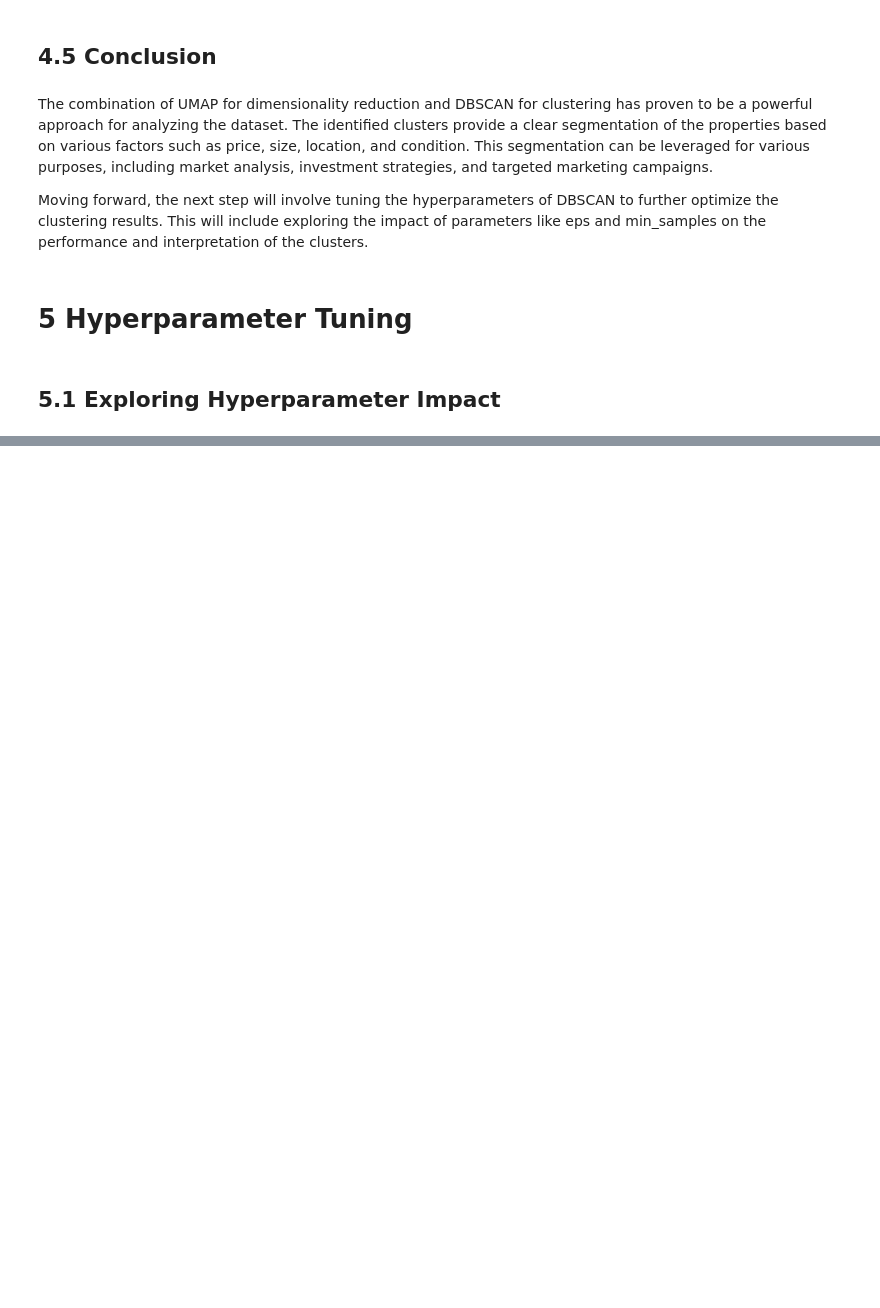
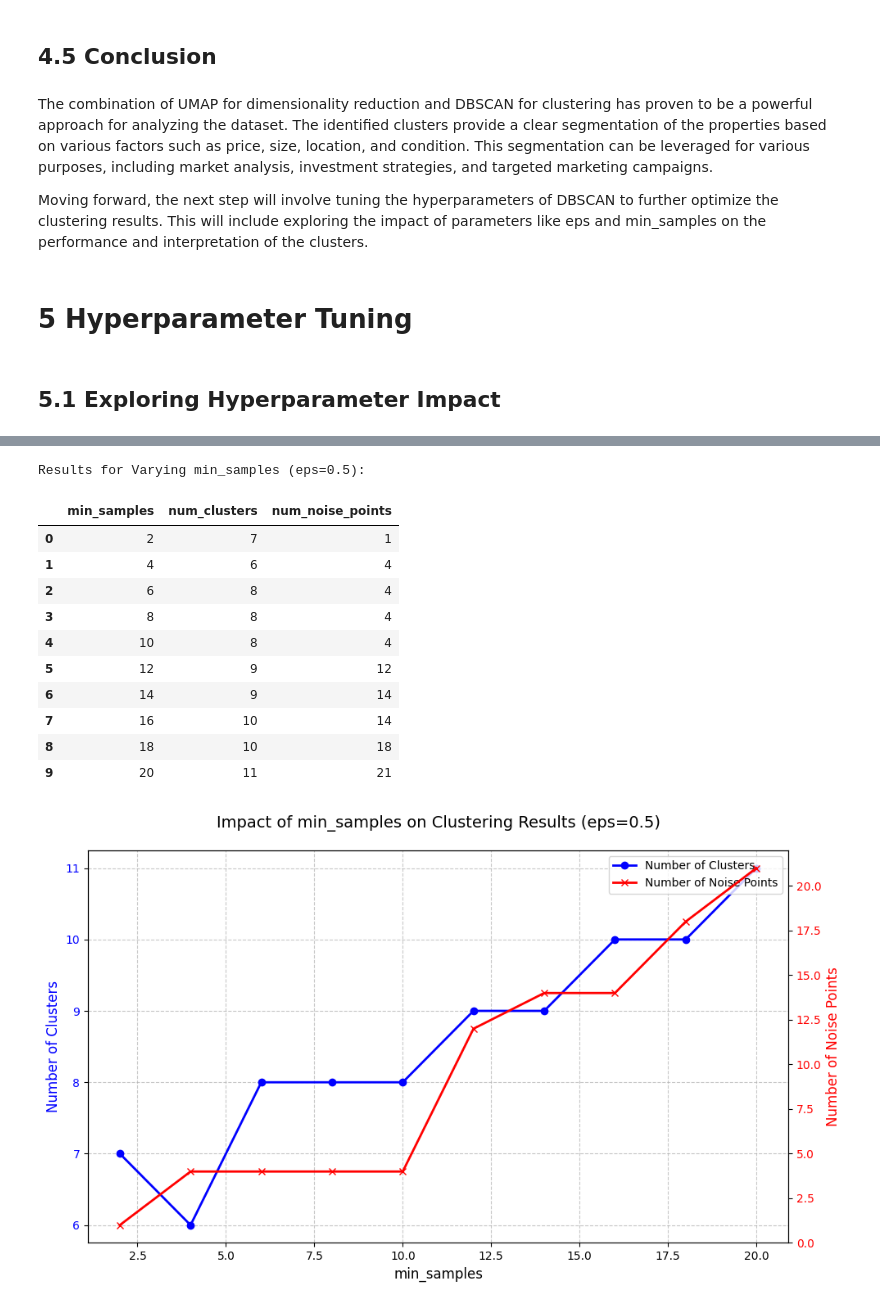
Before and after one commit to OusmaneMomboMombo/housing-cluster-analysis, a Jupyter notebook: house_sales_analysis.ipynb, the cells around one changed output, grey strips where cells are left out. Cells and saved outputs as stored; diff of their text form; code cells hidden in the pictures; blank space fills up the shorter version.

```diff
--- a/house_sales_analysis.ipynb
+++ b/house_sales_analysis.ipynb
@@ -607,0 +743,76 @@ Moving forward, the next step will involve tuning the hyperparameters of DBSCAN
+# %%
+import matplotlib.pyplot as plt
+from sklearn.cluster import DBSCAN
+import pandas as pd
+
+# Define the range of min_samples values
+min_samples_values = [2, 4, 6, 8, 10, 12, 14, 16, 18, 20]
+eps = 0.5  # Fixed value
+
+# Store results
+results = []
+
+# Run DBSCAN for each min_samples value
+for min_samples in min_samples_values:
+    dbscan = DBSCAN(eps=eps, min_samples=min_samples)
+    clusters = dbscan.fit_predict(df_umap)
+
+    # Count clusters and noise points
+    num_clusters = len(set(clusters)) - (1 if -1 in clusters else 0)
+    num_noise_points = list(clusters).count(-1)
+
+    # Append results
+    results.append({
+        'min_samples': min_samples,
+        'num_clusters': num_clusters,
+        'num_noise_points': num_noise_points
+    })
+
+# Convert results to a DataFrame
+results_df = pd.DataFrame(results)
+
+# Display the DataFrame
+print("Results for Varying min_samples (eps=0.5):")
+display(results_df)
+
+# Plot the results
+fig, ax1 = plt.subplots(figsize=(10, 6))
+
+# Plot number of clusters
+ax1.plot(results_df['min_samples'], results_df['num_clusters'], label="Number of Clusters", color="blue", marker="o", linestyle="-", linewidth=2)
+ax1.set_xlabel("min_samples", fontsize=12)
+ax1.set_ylabel("Number of Clusters", color="blue", fontsize=12)
+ax1.tick_params(axis='y', labelcolor="blue")
+ax1.grid(True, linestyle="--", alpha=0.7)
+
+# Add secondary axis for noise points
+ax2 = ax1.twinx()
+ax2.plot(results_df['min_samples'], results_df['num_noise_points'], label="Number of Noise Points", color="red", marker="x", linestyle="-", linewidth=2)
+ax2.set_ylabel("Number of Noise Points", color="red", fontsize=12)
+ax2.tick_params(axis='y', labelcolor="red")
+
+# Add title and legend
+plt.title("Impact of min_samples on Clustering Results (eps=0.5)", fontsize=14, pad=20)
+
+# Combine legends from both axes
+lines1, labels1 = ax1.get_legend_handles_labels()
+lines2, labels2 = ax2.get_legend_handles_labels()
+ax1.legend(lines1 + lines2, labels1 + labels2, loc="upper right", fontsize=10)
+
+# Adjust layout
+fig.tight_layout()
+plt.show()
+# %% [output]
+Results for Varying min_samples (eps=0.5):
+|  | min_samples | num_clusters | num_noise_points |
+| 0 | 2 | 7 | 1 |
+| 1 | 4 | 6 | 4 |
+| 2 | 6 | 8 | 4 |
+| 3 | 8 | 8 | 4 |
+| 4 | 10 | 8 | 4 |
+| 5 | 12 | 9 | 12 |
+| 6 | 14 | 9 | 14 |
+| 7 | 16 | 10 | 14 |
+| 8 | 18 | 10 | 18 |
+| 9 | 20 | 11 | 21 |
+[figure, added]
```
Also changed, not shown: parts of 19 cells of this notebook.
